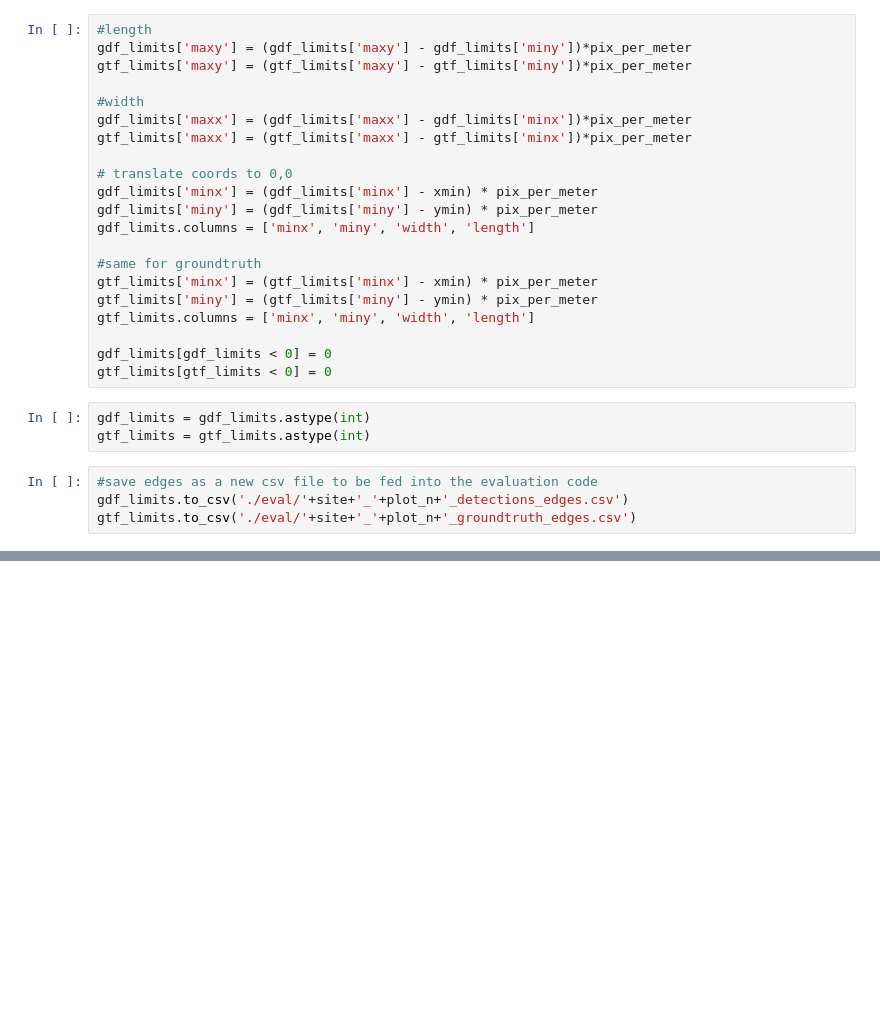
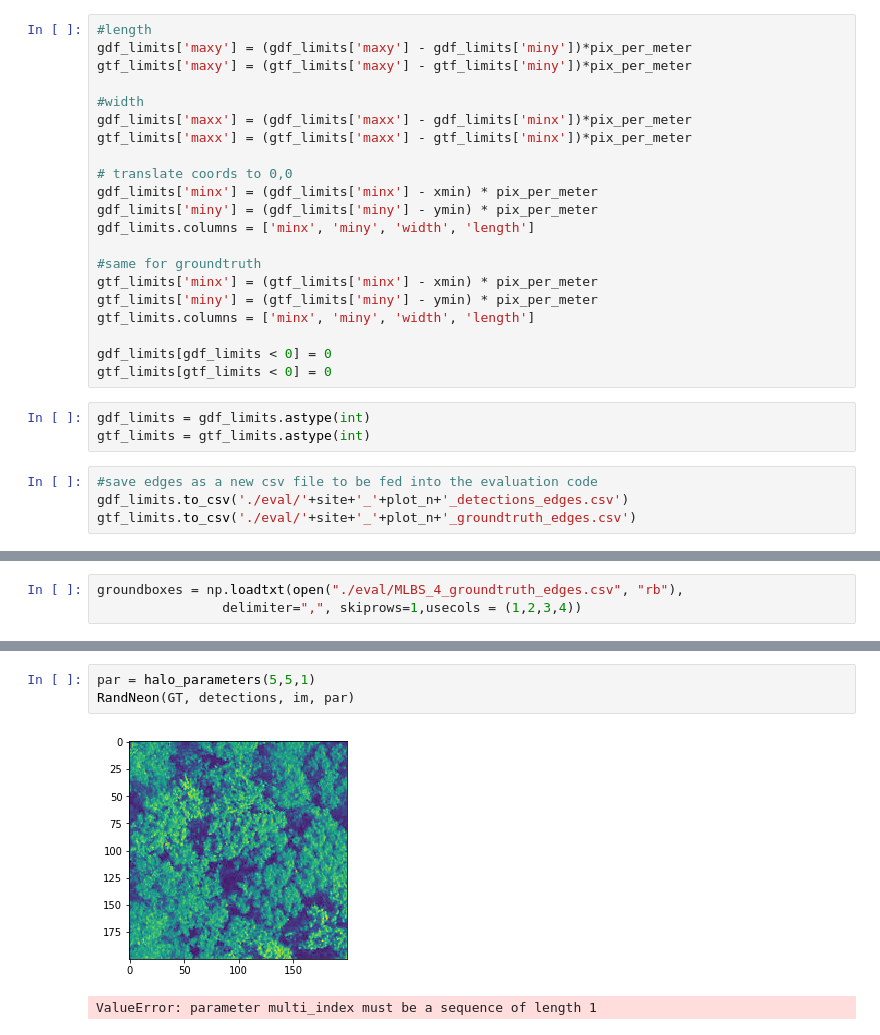
Before and after one commit to NIST-NEON-DSE/idtrees_competition_evaluation, a Jupyter notebook: from_shp_to_haloes.ipynb, the cells around one changed output, grey strips where cells are left out. Saved outputs shown, nothing was run; the diff lists cells and outputs as text; blank space fills up the shorter version.

```diff
--- a/from_shp_to_haloes.ipynb
+++ b/from_shp_to_haloes.ipynb
@@ -121,0 +93,3 @@ gtf_limits
+# %%
+groundboxes = np.loadtxt(open("./eval/MLBS_4_groundtruth_edges.csv", "rb"),
+                delimiter=",", skiprows=1,usecols = (1,2,3,4))
@@ -121,0 +272,6 @@ gtf_limits
+# %%
+par = halo_parameters(5,5,1)
+RandNeon(GT, detections, im, par)
+# %% [output]
+[figure, added]
+ValueError: parameter multi_index must be a sequence of length 1
```
Also changed, not shown: parts of 13 cells of this notebook, 3 other files.
